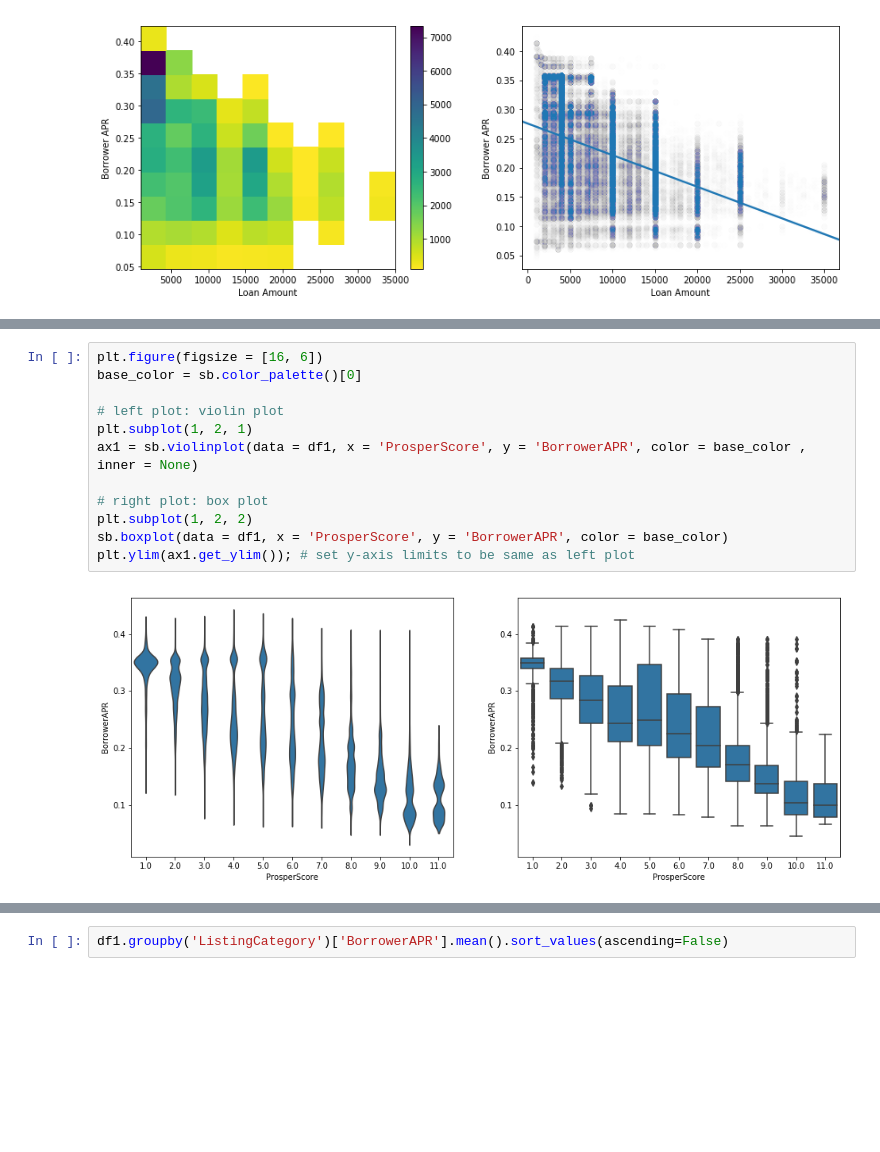
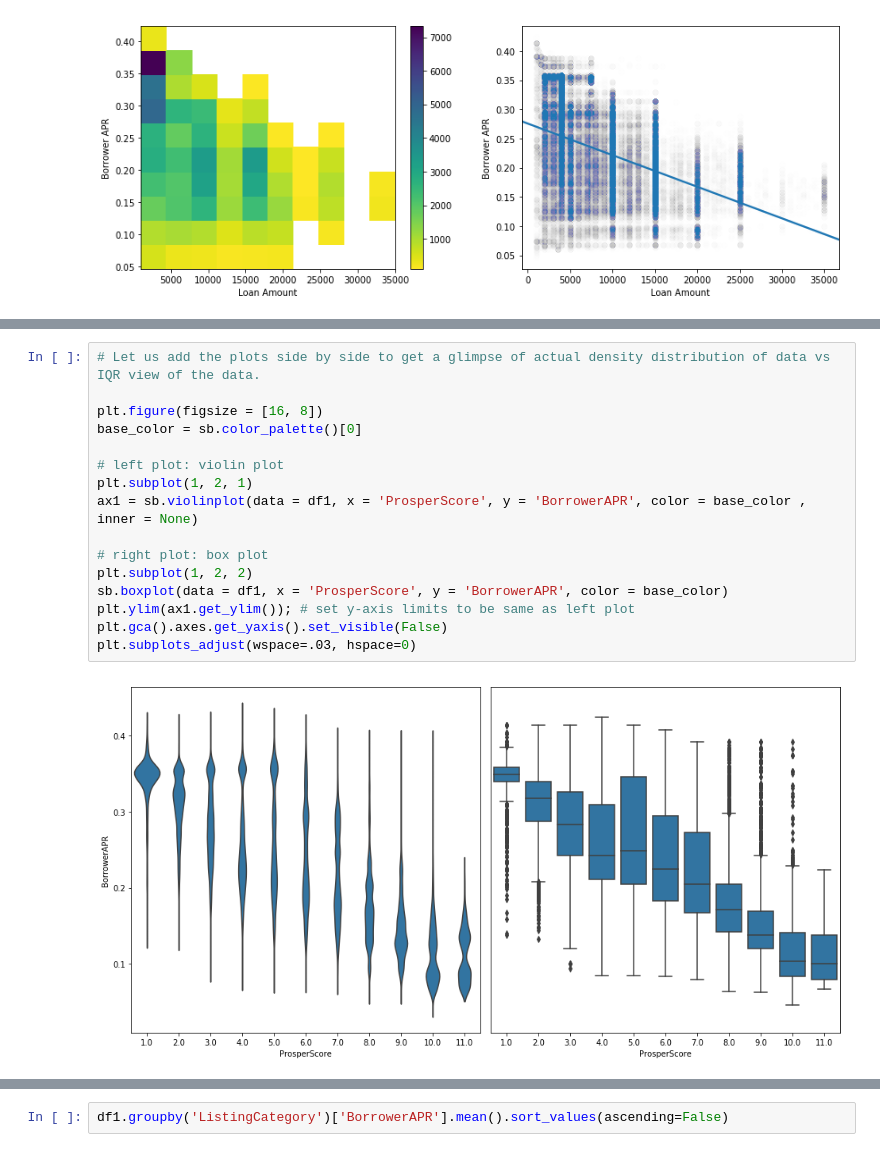
Before and after one commit to vijayelango/CommunicateDataFindings, a Jupyter notebook: exploration_template.ipynb, the cells around one changed output, grey strips where cells are left out. Drawn from its saved outputs; the diff is of its cells as text; blank space fills up the shorter version.

```diff
--- a/exploration_template.ipynb
+++ b/exploration_template.ipynb
@@ -686,14 +684,18 @@ sb.boxplot(data = df1, x = 'ProsperScore', y = 'BorrowerAPR', color = base_color
 # %%
-plt.figure(figsize = [16, 6])
+# Let us add the plots side by side to get a glimpse of actual density distribution of data vs IQR view of the data.
+
+plt.figure(figsize = [16, 8])
 base_color = sb.color_palette()[0]
 
 # left plot: violin plot
 plt.subplot(1, 2, 1)
 ax1 = sb.violinplot(data = df1, x = 'ProsperScore', y = 'BorrowerAPR', color = base_color , inner = None)
 
 # right plot: box plot
 plt.subplot(1, 2, 2)
 sb.boxplot(data = df1, x = 'ProsperScore', y = 'BorrowerAPR', color = base_color)
 plt.ylim(ax1.get_ylim()); # set y-axis limits to be same as left plot
+plt.gca().axes.get_yaxis().set_visible(False)
+plt.subplots_adjust(wspace=.03, hspace=0)
 # %% [output]
-[figure, old version]
+[figure, new version]
```
Also changed, not shown: parts of 31 cells of this notebook.
